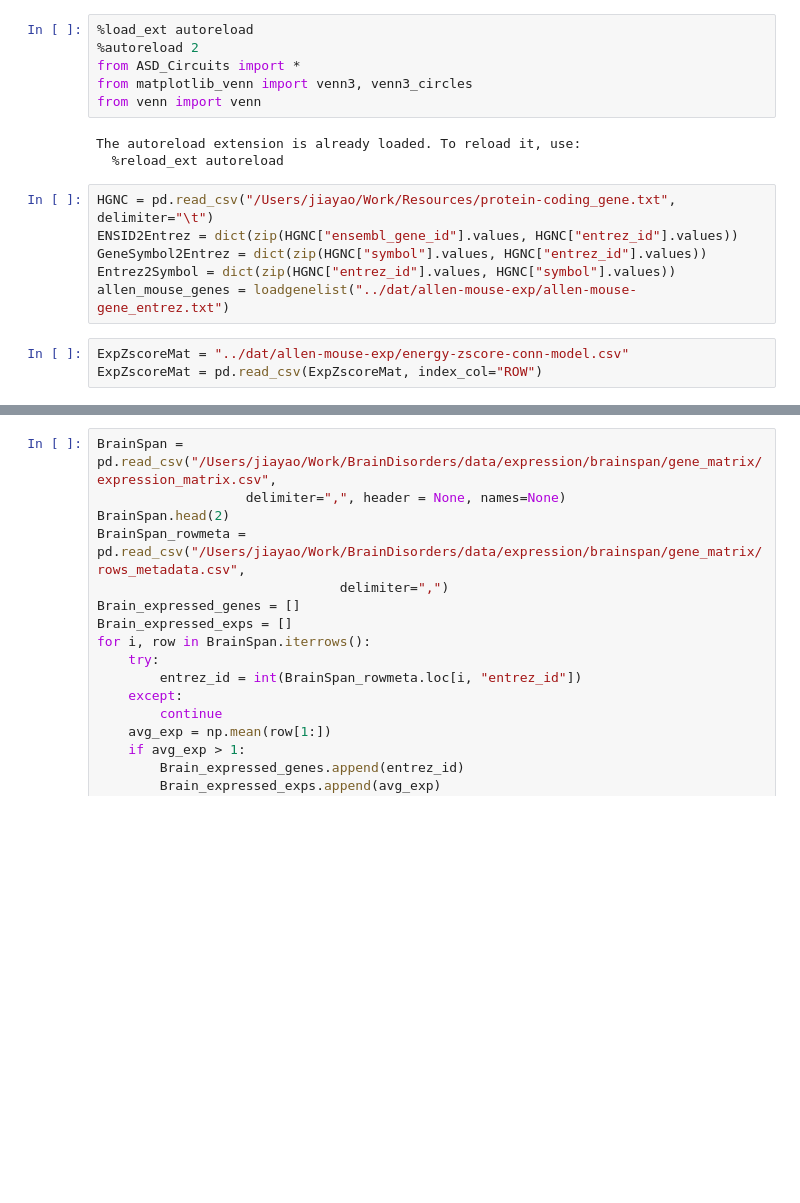
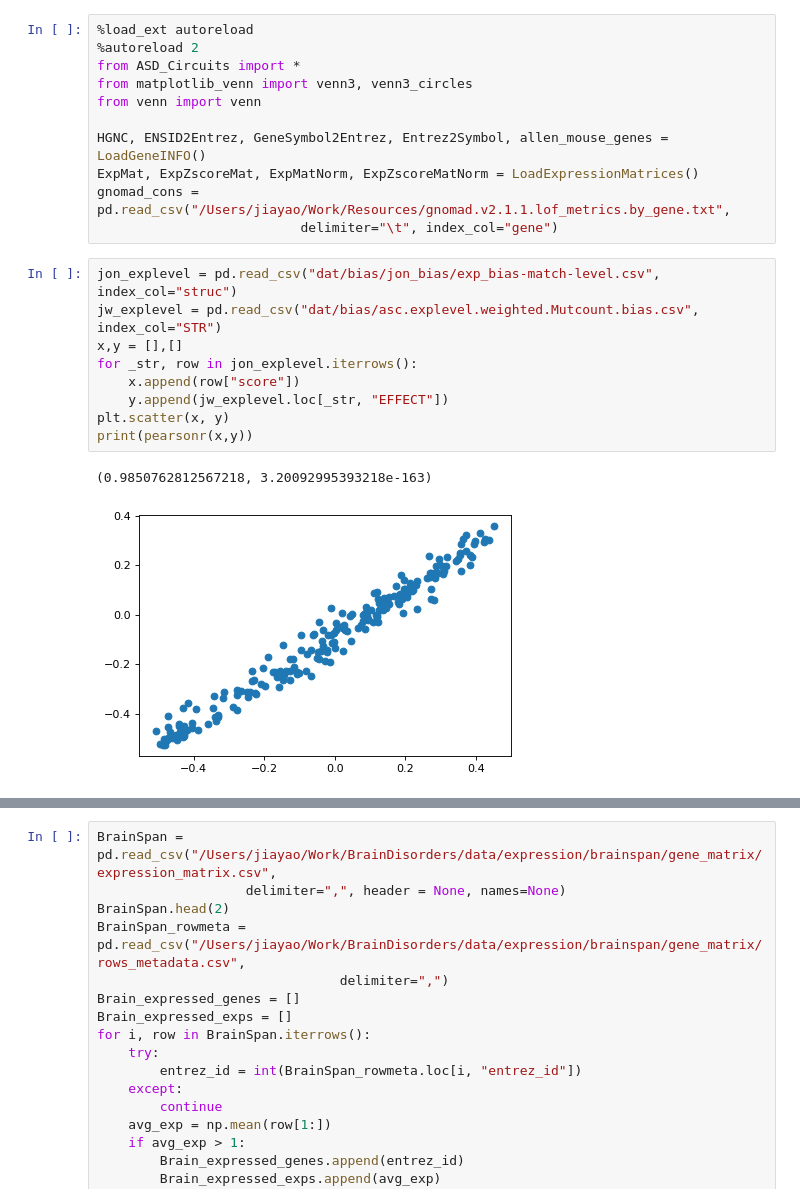
Before and after one commit to explorerwjy/ASD_Circuits, a Jupyter notebook: src/CompareOverlap.ipynb, the cells around one changed output, grey strips where cells are left out. Drawn from its saved outputs; the diff is of its cells as text; blank space fills up the shorter version.

```diff
--- a/src/CompareOverlap.ipynb
+++ b/src/CompareOverlap.ipynb
@@ -4,15 +4,20 @@
 from ASD_Circuits import *
 from matplotlib_venn import venn3, venn3_circles
 from venn import venn
+
+HGNC, ENSID2Entrez, GeneSymbol2Entrez, Entrez2Symbol, allen_mouse_genes = LoadGeneINFO()
+ExpMat, ExpZscoreMat, ExpMatNorm, ExpZscoreMatNorm = LoadExpressionMatrices()
+gnomad_cons = pd.read_csv("/Users/jiayao/Work/Resources/gnomad.v2.1.1.lof_metrics.by_gene.txt",
+                          delimiter="\t", index_col="gene")
-# %% [output]
-The autoreload extension is already loaded. To reload it, use:
-  %reload_ext autoreload
-# %%
-HGNC = pd.read_csv("/Users/jiayao/Work/Resources/protein-coding_gene.txt", delimiter="\t")
-ENSID2Entrez = dict(zip(HGNC["ensembl_gene_id"].values, HGNC["entrez_id"].values))
-GeneSymbol2Entrez = dict(zip(HGNC["symbol"].values, HGNC["entrez_id"].values))
-Entrez2Symbol = dict(zip(HGNC["entrez_id"].values, HGNC["symbol"].values))
-allen_mouse_genes = loadgenelist("../dat/allen-mouse-exp/allen-mouse-gene_entrez.txt")
-# %%
-ExpZscoreMat = "../dat/allen-mouse-exp/energy-zscore-conn-model.csv"
-ExpZscoreMat = pd.read_csv(ExpZscoreMat, index_col="ROW")
+# %%
+jon_explevel = pd.read_csv("dat/bias/jon_bias/exp_bias-match-level.csv", index_col="struc")
+jw_explevel = pd.read_csv("dat/bias/asc.explevel.weighted.Mutcount.bias.csv", index_col="STR")
+x,y = [],[]
+for _str, row in jon_explevel.iterrows():
+    x.append(row["score"])
+    y.append(jw_explevel.loc[_str, "EFFECT"])
+plt.scatter(x, y)
+print(pearsonr(x,y))
+# %% [output]
+(0.9850762812567218, 3.20092995393218e-163)
+[figure, added]
```
Also changed, not shown: parts of 2 cells of this notebook, 7 other files.
